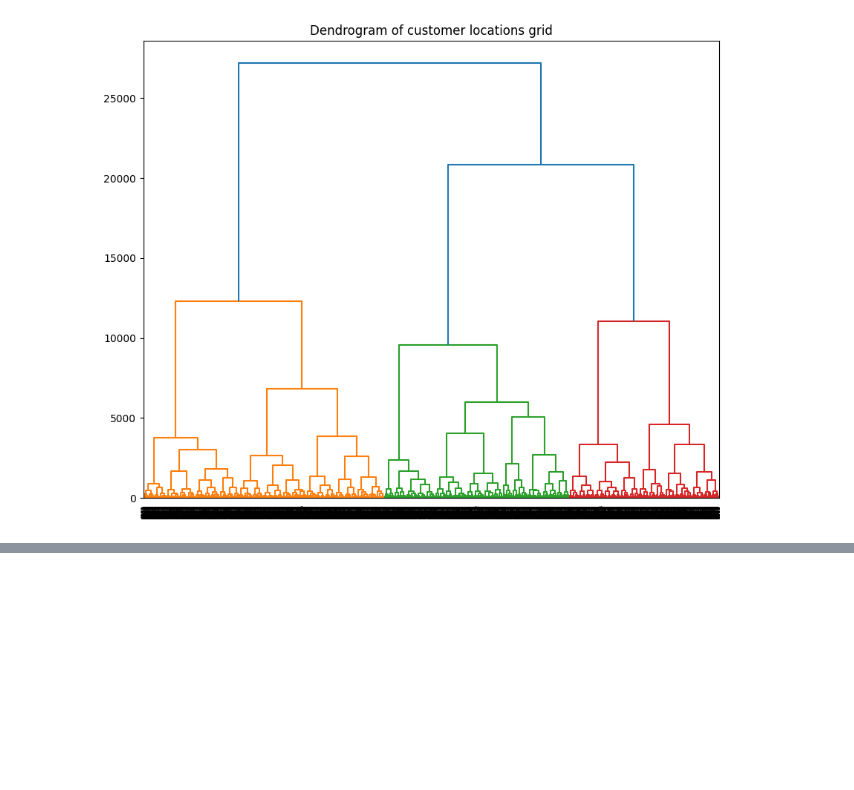
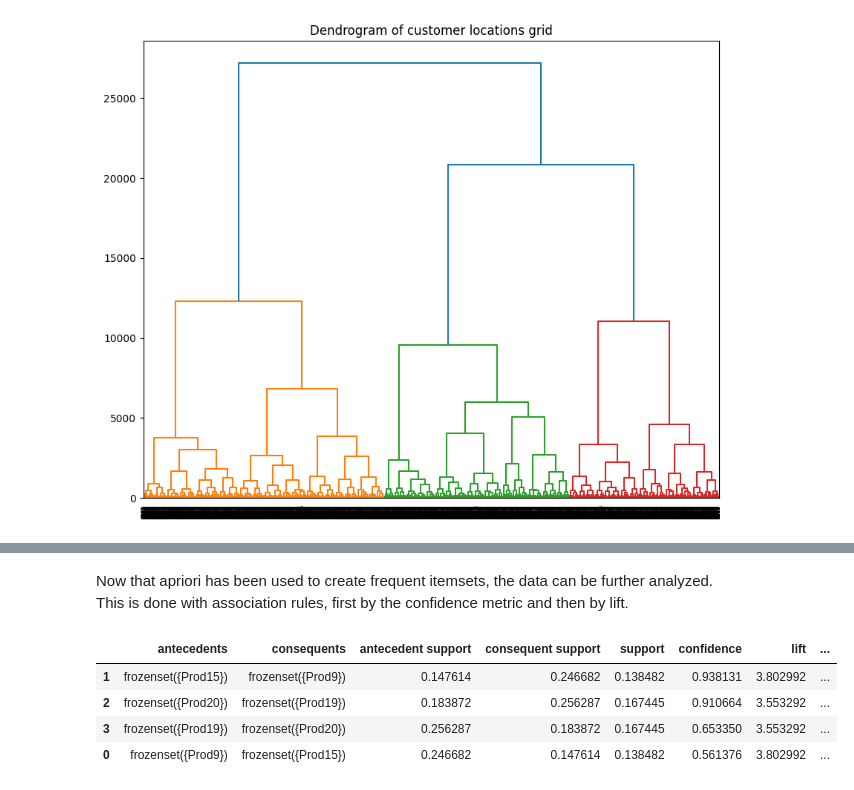
Before and after one commit to WelehoBRUDER/MetropoliaAMK-data-handling, a Jupyter notebook: task-5/main.ipynb, the cells around one changed output, grey strips where cells are left out. Saved outputs shown, nothing was run; the diff lists cells and outputs as text; code cells hidden in the pictures; blank space fills up the shorter version.

```diff
--- a/task-5/main.ipynb
+++ b/task-5/main.ipynb
@@ -202,0 +256,14 @@ These values quite clearly show that the k means algorithm is much faster than t
+# %% [markdown]
+Now that apriori has been used to create frequent itemsets, the data can be further analyzed. This is done with association rules, first by the confidence metric and then by lift.
+# %%
+from mlxtend.frequent_patterns import association_rules
+rules = association_rules(frequent_itemsets, metric='confidence', min_threshold=0.5)
+
+rules = rules.sort_values(by='confidence', ascending=False)
+rules
+# %% [output]
+|  | antecedents | consequents | antecedent support | consequent support | support | confidence | lift | ... |
+| 1 | frozenset({Prod15}) | frozenset({Prod9}) | 0.147614 | 0.246682 | 0.138482 | 0.938131 | 3.802992 | ... |
+| 2 | frozenset({Prod20}) | frozenset({Prod19}) | 0.183872 | 0.256287 | 0.167445 | 0.910664 | 3.553292 | ... |
+| 3 | frozenset({Prod19}) | frozenset({Prod20}) | 0.256287 | 0.183872 | 0.167445 | 0.653350 | 3.553292 | ... |
+| 0 | frozenset({Prod9}) | frozenset({Prod15}) | 0.246682 | 0.147614 | 0.138482 | 0.561376 | 3.802992 | ... |
```
Also changed, not shown: parts of 16 cells of this notebook, 1 other file.
